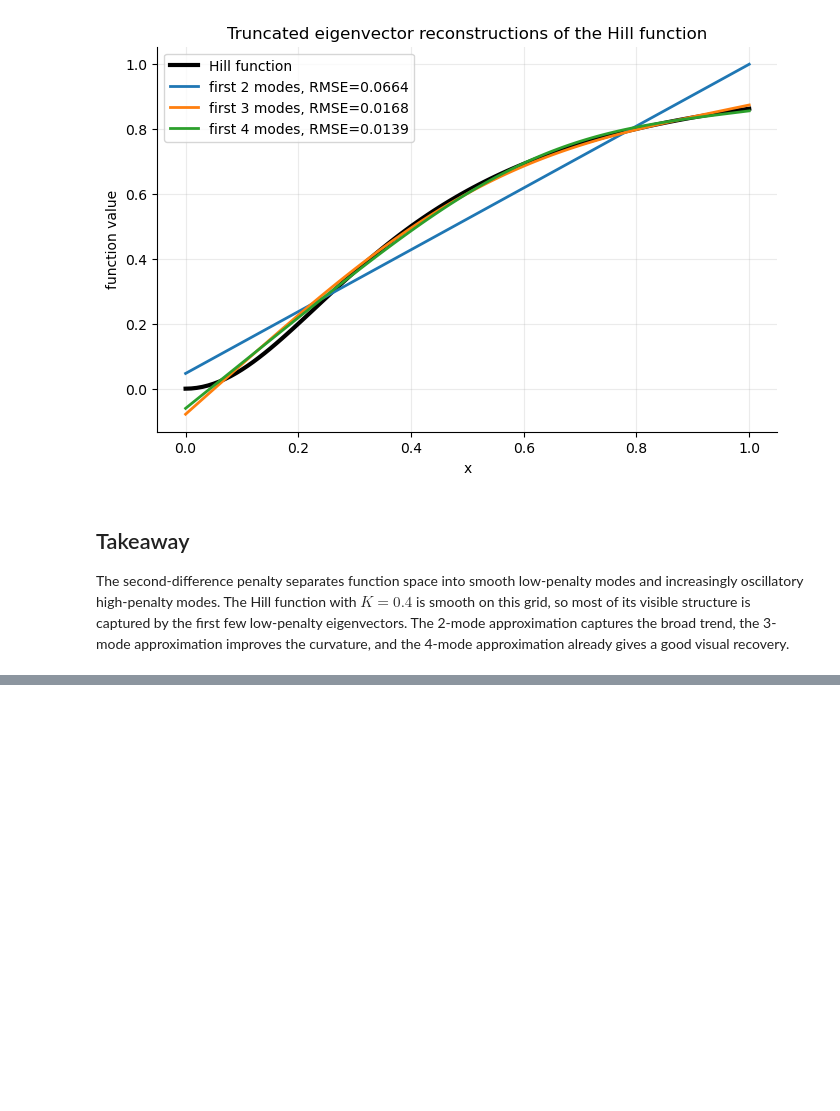
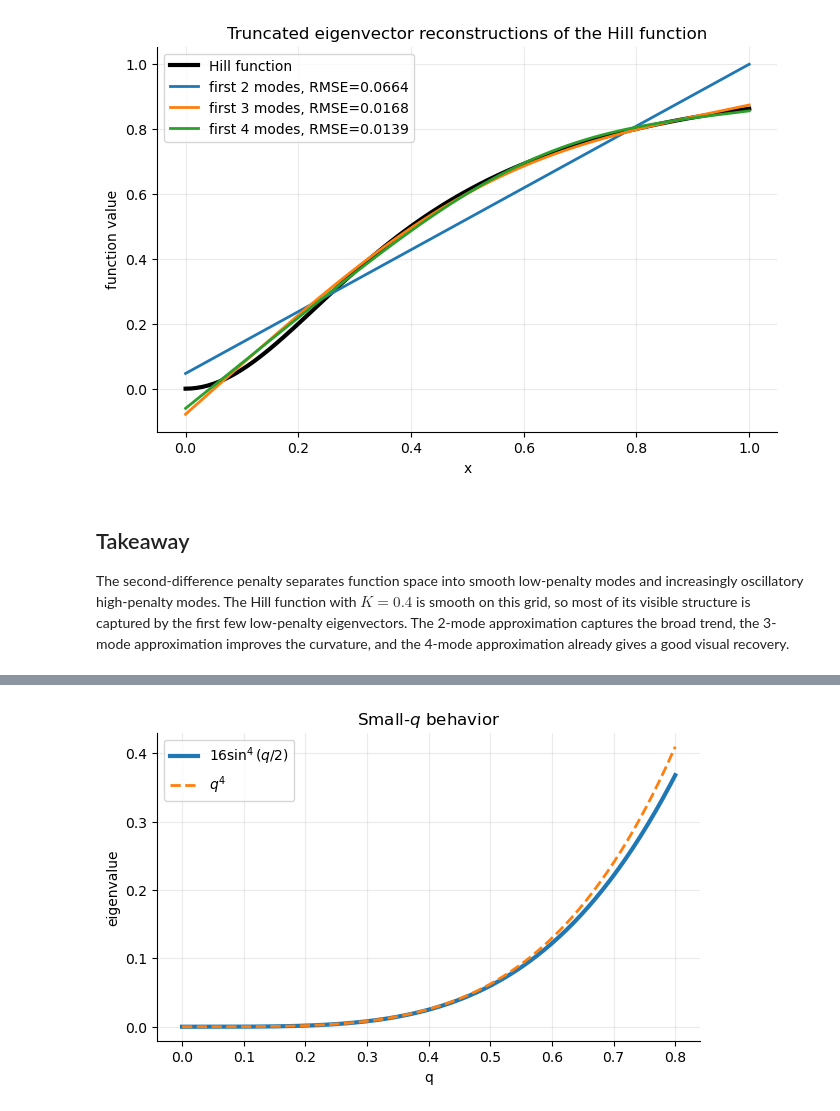
Before and after one commit to SHI200005/Examples, a Jupyter notebook: 2nd_difference/2nd_difference.ipynb, the cells around one changed output, grey strips where cells are left out. Cells and saved outputs as stored; diff of their text form; code cells hidden in the pictures; blank space fills up the shorter version.

```diff
--- a/2nd_difference/2nd_difference.ipynb
+++ b/2nd_difference/2nd_difference.ipynb
@@ -188,0 +243,13 @@ The second-difference penalty separates function space into smooth low-penalty m
+# %%
+fig, ax = plt.subplots(figsize=(7, 4))
+q_small = np.linspace(0, 0.8, 200)
+lambda_exact = 16 * np.sin(q_small / 2)**4
+ax.plot(q_small, lambda_exact, linewidth=3, label=r"$16\sin^4(q/2)$")
+ax.plot(q_small, q_small**4, "--", linewidth=2, label=r"$q^4$")
+ax.set_xlabel("q")
+ax.set_ylabel("eigenvalue")
+ax.set_title("Small-$q$ behavior")
+ax.legend()
+plt.show()
+# %% [output]
+[figure, added]
```
Also changed, not shown: parts of 6 cells of this notebook.
